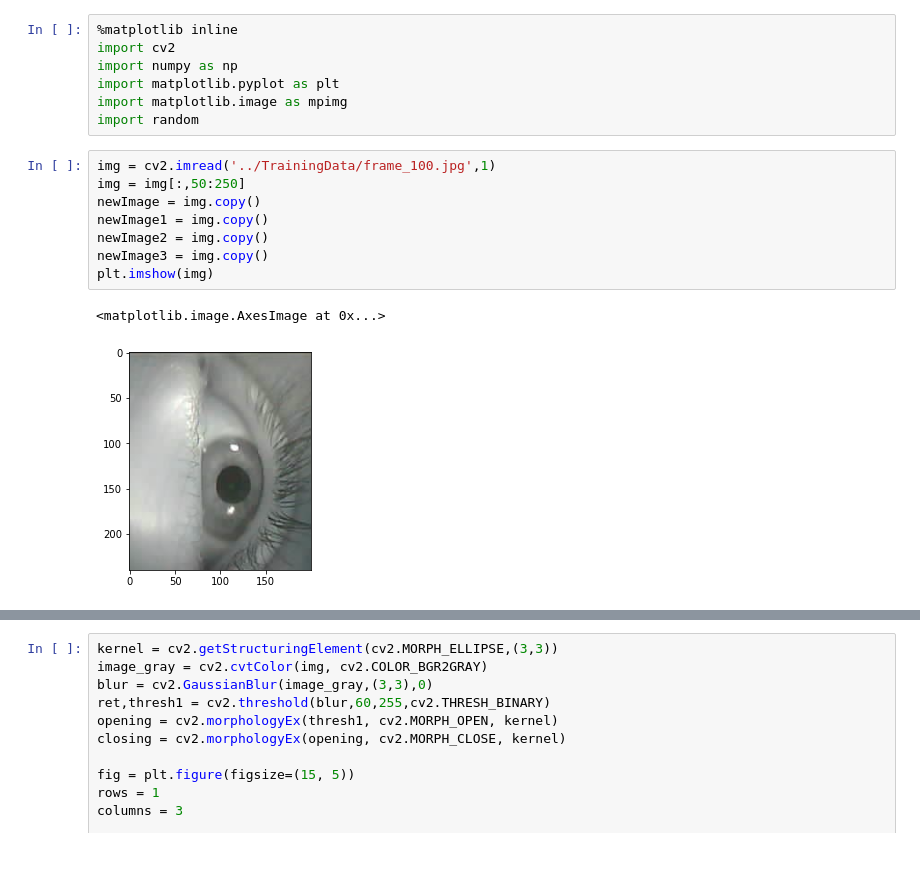
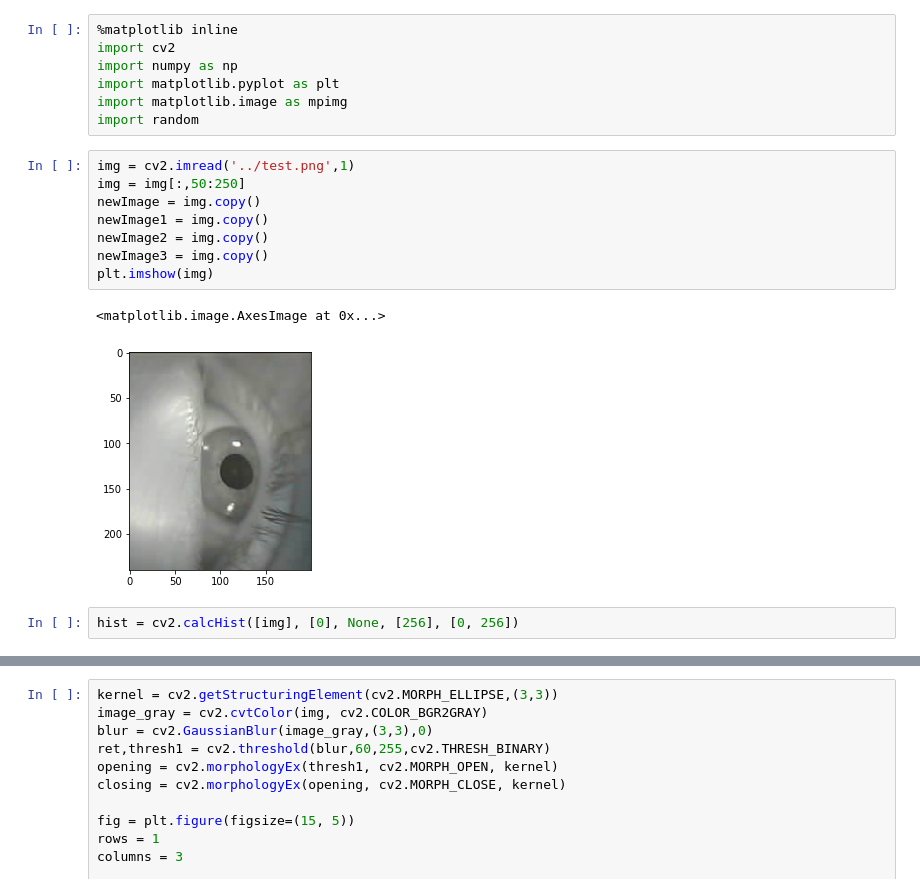
Before and after one commit to Amin-Fakia/Eye-Tracker, a Jupyter notebook: Code_tests/pupiltest.ipynb, the cells around one changed output, grey strips where cells are left out. Saved outputs shown, nothing was run; the diff lists cells and outputs as text; blank space fills up the shorter version.

```diff
--- a/Code_tests/pupiltest.ipynb
+++ b/Code_tests/pupiltest.ipynb
@@ -6,13 +6,15 @@ import matplotlib.pyplot as plt
 import matplotlib.image as mpimg
 import random
 # %%
-img = cv2.imread('../TrainingData/frame_100.jpg',1)
+img = cv2.imread('../test.png',1)
 img = img[:,50:250]
 newImage = img.copy()
 newImage1 = img.copy()
 newImage2 = img.copy()
 newImage3 = img.copy()
 plt.imshow(img)
 # %% [output]
 <matplotlib.image.AxesImage at 0x...>
-[figure, old version]
+[figure, new version]
+# %%
+hist = cv2.calcHist([img], [0], None, [256], [0, 256])
```
Also changed, not shown: parts of 1 cell of this notebook, 10 other files.
